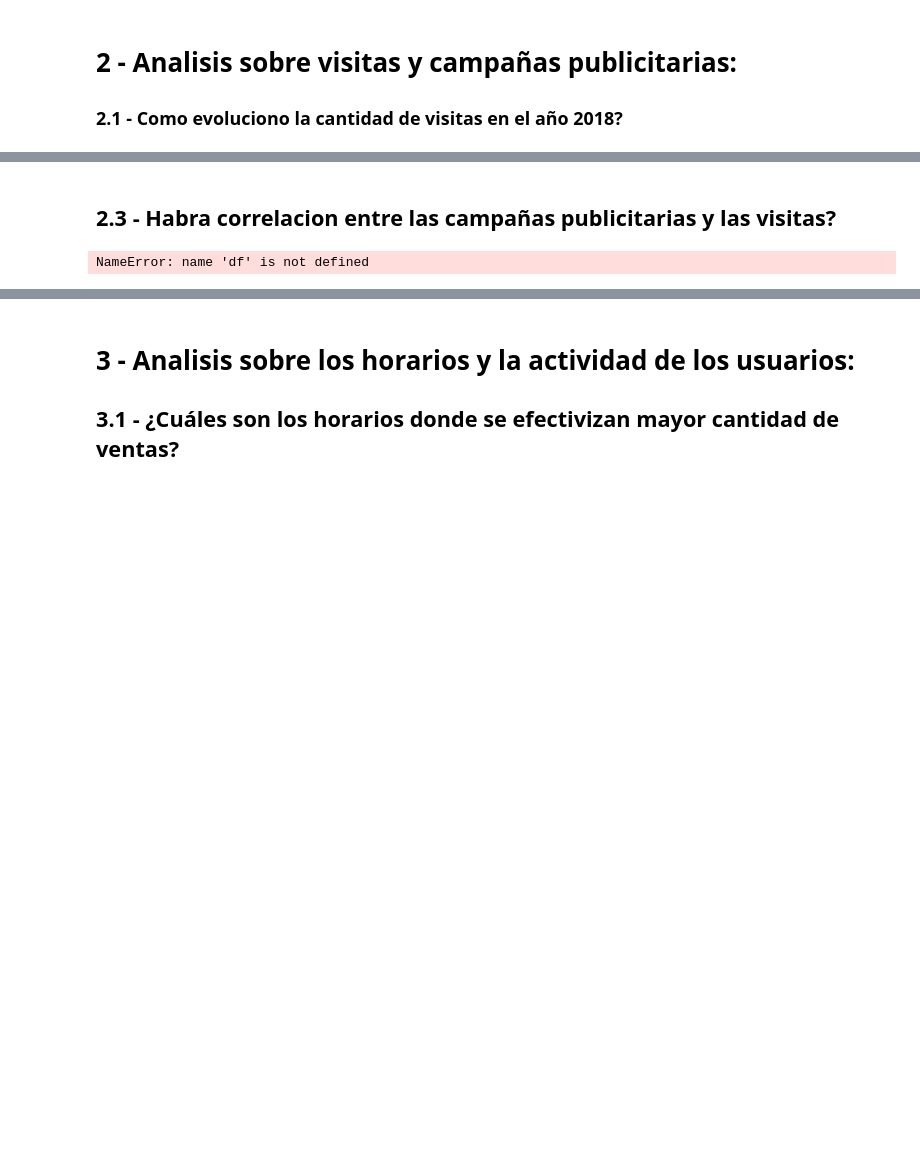
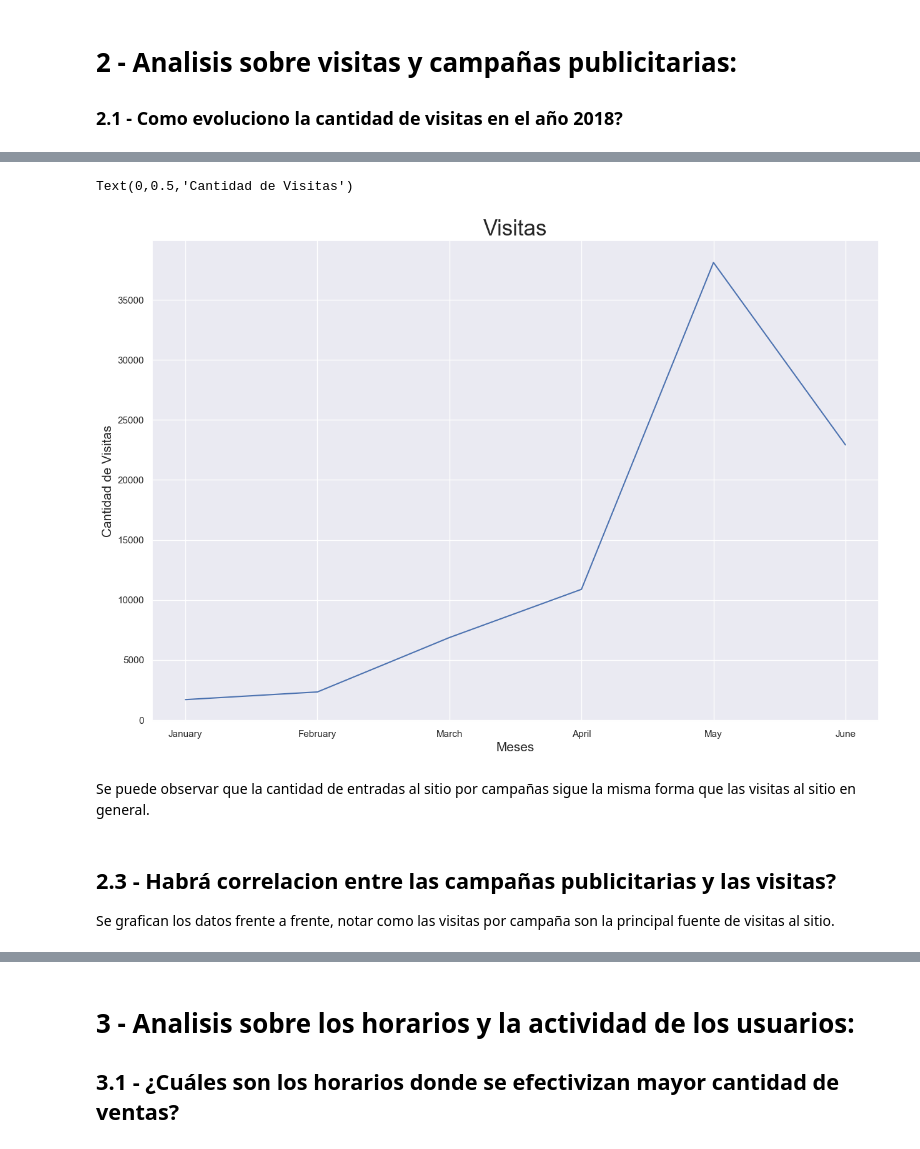
Before and after one commit to asilvestri2020/7506_2C2018, a Jupyter notebook: TP1/Informe_TP1.ipynb, the cells around one changed output, grey strips where cells are left out. Cells and saved outputs as stored; diff of their text form; code cells hidden in the pictures; blank space fills up the shorter version.

```diff
--- a/TP1/Informe_TP1.ipynb
+++ b/TP1/Informe_TP1.ipynb
@@ -170,10 +160,9 @@ Text(0,0.5,'Cantidad de visitas')
 # %%
 # primero obtengo aquellos registros que me indican una visita por campaña
-visitaPorCampaña = eventos.loc[eventos['event'] == 'ad campaign hit']
+visitaPorCampana = eventos.loc[eventos['event'] == 'ad campaign hit']
 
 # Miro la evolucion en la cantidad de visitas  en el año 2018, considerando que solo hay informacion de 2018
-visitas_a_productos_por_campaña = visitaPorCampaña.groupby(visitaPorCampaña['timestamp'].dt.strftime('%B'))['event'].count()
-visitas_a_productos_por_campaña.reset_index()
+visitas_a_productos_por_campana = visitaPorCampana.groupby(visitaPorCampana['timestamp'].dt.strftime('%B'))['event'].count()
+visitas_a_productos_por_campana.reset_index()
 
-
-visitas['Visitas por campaña'] = visitas_a_productos_por_campaña.reset_index()['event']
+visitas['Visitas por campaña'] = visitas_a_productos_por_campana.reset_index()['event']
@@ -182,14 +169,15 @@ SyntaxError: invalid syntax (<ipython-input-7-a724ca572341>, line 2)
 # %%
-df = visitas.melt('timestamp', var_name='cols',  value_name='vals')
-g = sns.factorplot(x="timestamp", y="vals", hue='cols', data=df)
 
-#g = sns.lineplot(x="timestamp",y="Visitas por campaña",data=visitas)
+g = sns.lineplot(x="timestamp", y="Visitas por campaña", data=visitas)
 g.set_title("Visitas", fontsize=25)
 g.set_xlabel("Meses", fontsize=15)
 g.set_ylabel("Cantidad de Visitas", fontsize=15)
+# %% [output]
+Text(0,0.5,'Cantidad de Visitas')
+[figure, added]
+# %% [markdown]
+Se puede observar que la cantidad de entradas al sitio por campañas sigue la misma forma que las visitas al sitio en general.
 # %% [markdown]
-## 2.3 - Habra correlacion entre las campañas publicitarias y las visitas?
+## 2.3 - Habrá correlacion entre las campañas publicitarias y las visitas?
+
+Se grafican los datos frente a frente, notar como las visitas por campaña son la principal fuente de visitas al sitio.
-# %%
-df
-# %% [output]
-NameError: name 'df' is not defined
```
Also changed, not shown: parts of 13 cells of this notebook.
